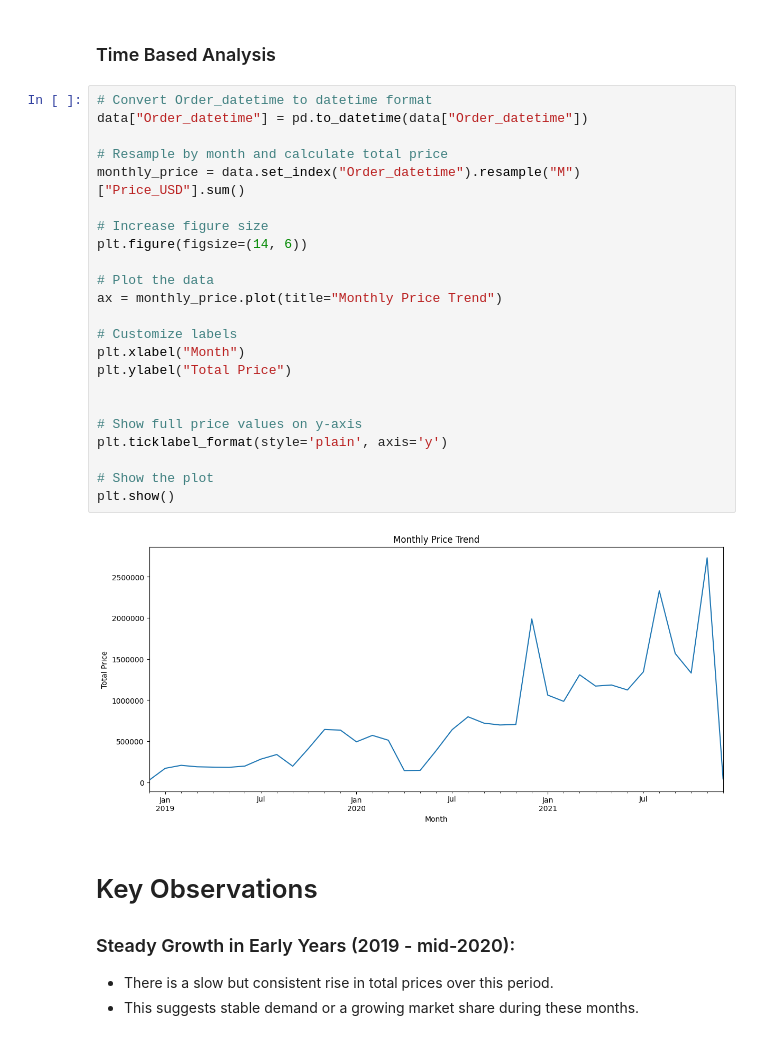
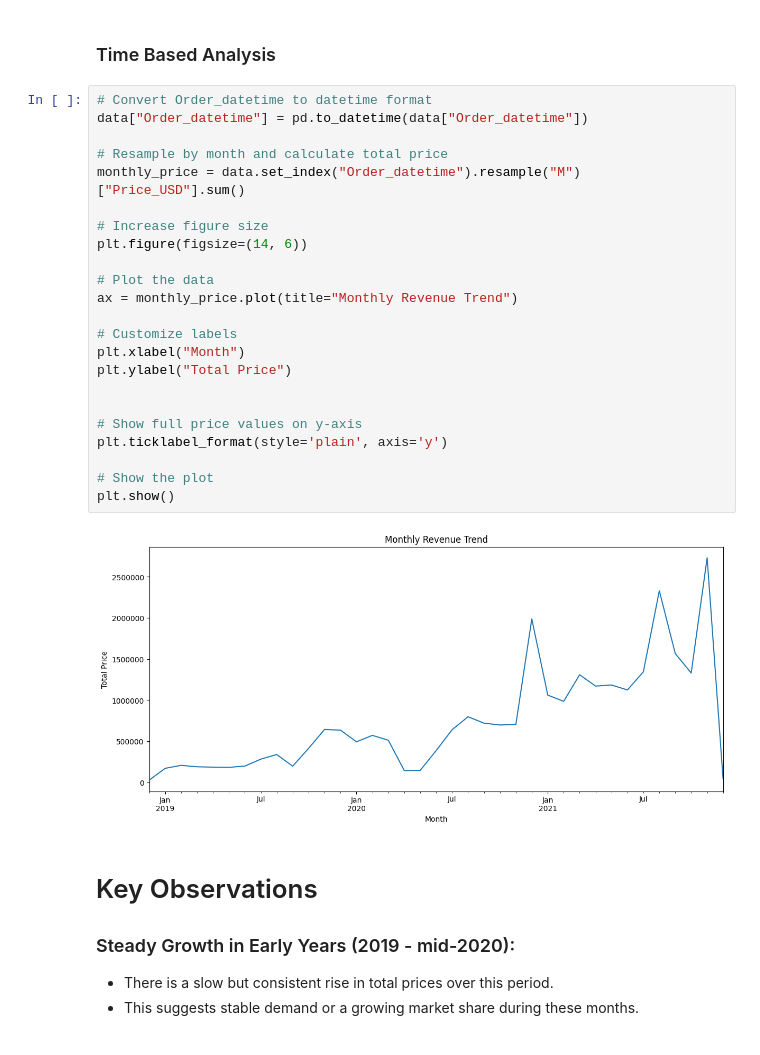
Before and after one commit to Richard-Gidi/AMDARI, a Jupyter notebook: PRICE_OPTIMIZATION/Jewelry_Optimization.ipynb, the cells around one changed output. Saved outputs shown, nothing was run; the diff lists cells and outputs as text.

```diff
--- a/PRICE_OPTIMIZATION/Jewelry_Optimization.ipynb
+++ b/PRICE_OPTIMIZATION/Jewelry_Optimization.ipynb
@@ -582,28 +581,28 @@ Correlation between price and purchase frequency: 0.36
 # %%
 # Convert Order_datetime to datetime format
 data["Order_datetime"] = pd.to_datetime(data["Order_datetime"])
 
 # Resample by month and calculate total price
 monthly_price = data.set_index("Order_datetime").resample("M")["Price_USD"].sum()
 
 # Increase figure size
 plt.figure(figsize=(14, 6))
 
 # Plot the data
-ax = monthly_price.plot(title="Monthly Price Trend")
+ax = monthly_price.plot(title="Monthly Revenue Trend")
 
 # Customize labels
 plt.xlabel("Month")
 plt.ylabel("Total Price")
 
 
 # Show full price values on y-axis
 plt.ticklabel_format(style='plain', axis='y')
 
 # Show the plot
 plt.show()
 # %% [output]
-[figure, old version]
+[figure, new version]
 # %% [markdown]
 # Key Observations
 
```
Also changed, not shown: parts of 10 cells of this notebook.
